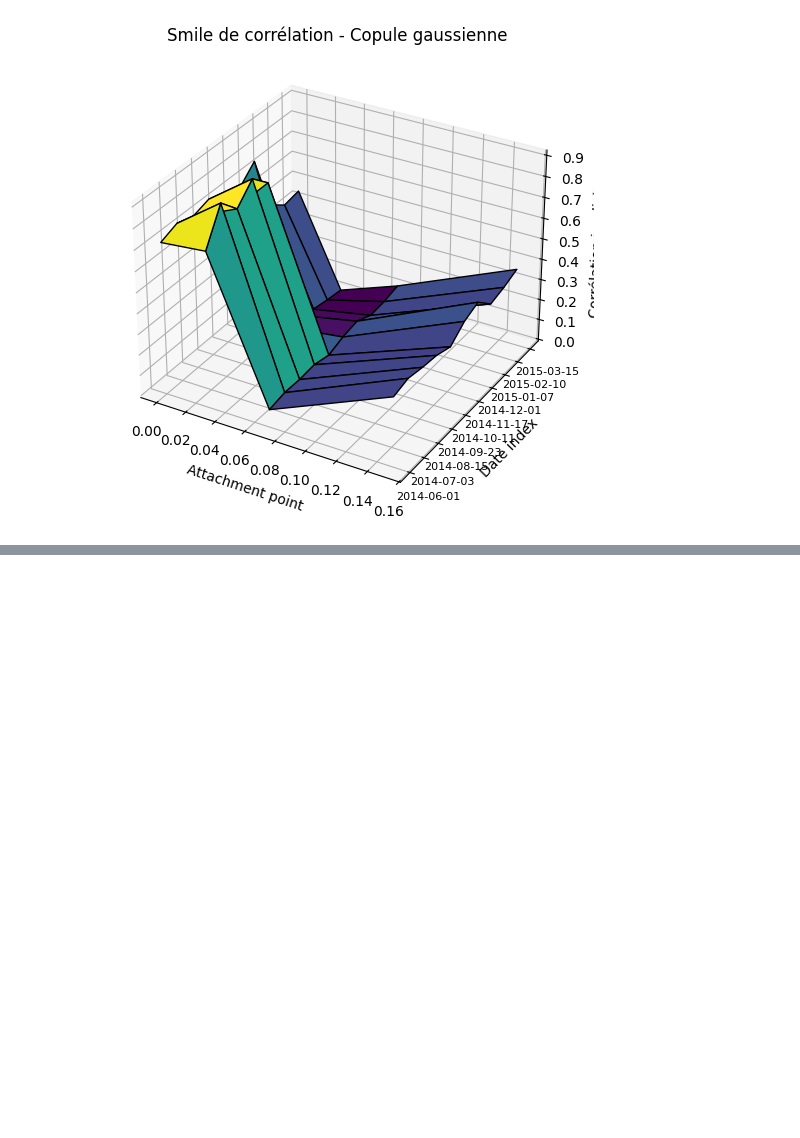
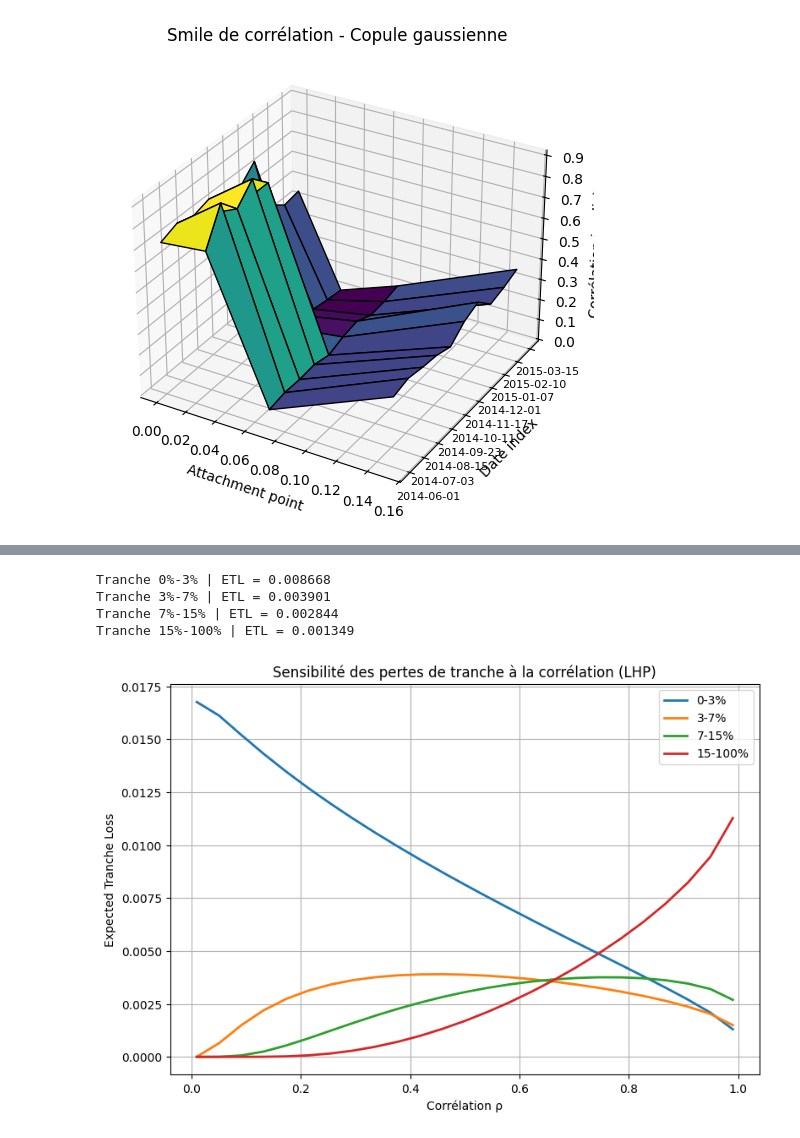
Before and after one commit to cn-2026/Pricing_CDO, a Jupyter notebook: Rapport_Pricing_CDO_synthétique/Simulation/sim_copule.ipynb, the cells around one changed output, grey strips where cells are left out. Cells and saved outputs as stored; diff of their text form; code cells hidden in the pictures; blank space fills up the shorter version.

```diff
--- a/Rapport_Pricing_CDO_synthétique/Simulation/sim_copule.ipynb
+++ b/Rapport_Pricing_CDO_synthétique/Simulation/sim_copule.ipynb
@@ -359,0 +478,51 @@ plt.show()
+# %%
+tranche_distributions = {}
+
+for i in range(len(df)):
+
+    rho = rho_t[i]
+    h = hazard_from_index(df.loc[i, "CDS_Index"])
+
+    for (a, d) in tranches:
+        L_tr, w = tranche_loss_distribution(rho, h, T, R, a, d)
+        tranche_distributions[(a, d)] = (L_tr, w)
+# %%
+def expected_tranche_loss(L_tr, w):
+    return np.sum(L_tr * w)
+
+for (a, d), (L_tr, w) in tranche_distributions.items():
+    etl = expected_tranche_loss(L_tr, w)
+    print(f"Tranche {a:.0%}-{d:.0%} | ETL = {etl:.6f}")
+# %% [output]
+Tranche 0%-3% | ETL = 0.008668
+Tranche 3%-7% | ETL = 0.003901
+Tranche 7%-15% | ETL = 0.002844
+Tranche 15%-100% | ETL = 0.001349
+# %%
+rho_grid = np.linspace(0.01, 0.99, 25)
+
+etl_vs_rho = {tr: [] for tr in tranches}
+
+for rho in rho_grid:
+    for (a, d) in tranches:
+        L_tr, w = tranche_loss_distribution(rho, h, T, R, a, d)
+        etl_vs_rho[(a, d)].append(expected_tranche_loss(L_tr, w))
+# %%
+plt.figure(figsize=(9, 6))
+
+for (a, d), etl in etl_vs_rho.items():
+    plt.plot(
+        rho_grid,
+        etl,
+        linewidth=2,
+        label=f"{int(100*a)}-{int(100*d)}%"
+    )
+
+plt.xlabel("Corrélation ρ")
+plt.ylabel("Expected Tranche Loss")
+plt.title("Sensibilité des pertes de tranche à la corrélation (LHP)")
+plt.grid(True)
+plt.legend()
+plt.show()
+# %% [output]
+[figure, added]
```
Also changed, not shown: parts of 19 cells of this notebook, 2 other files.
